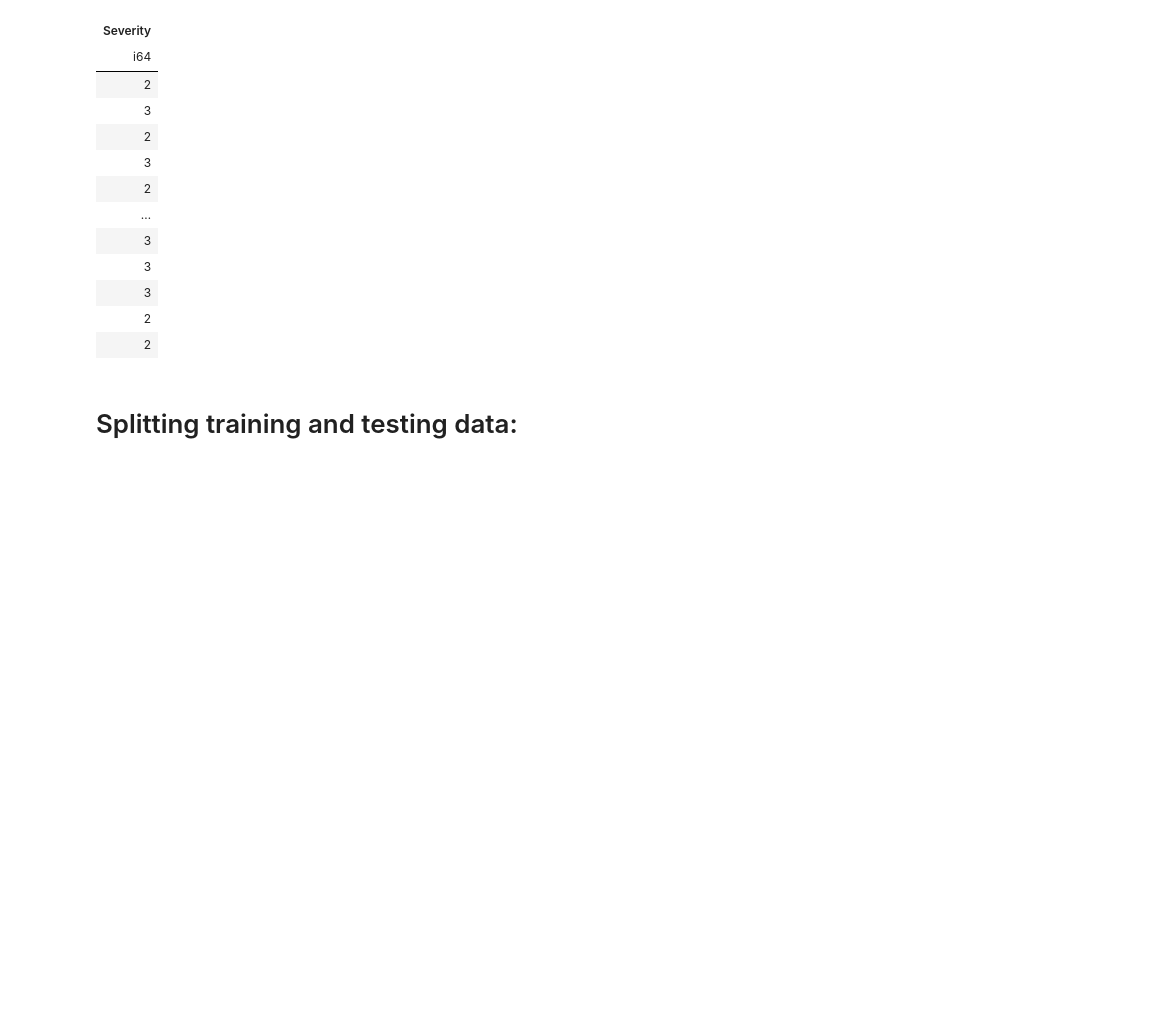
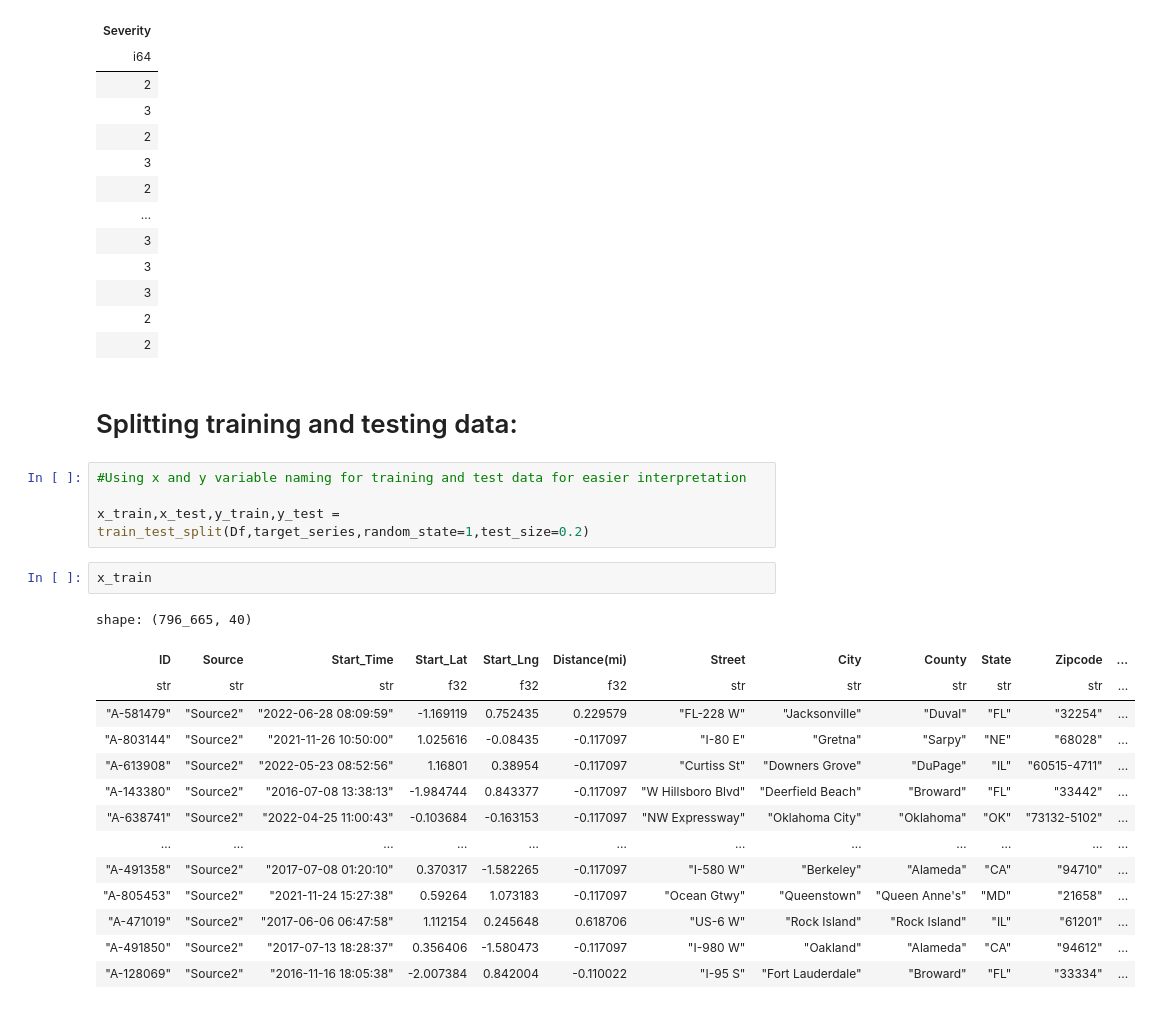
Before and after one commit to shantanu2693/US-accidents, a Jupyter notebook: US_Accidents.ipynb, the cells around one changed output. Cells and saved outputs as stored; diff of their text form; blank space fills up the shorter version.

```diff
--- a/US_Accidents.ipynb
+++ b/US_Accidents.ipynb
@@ -231,3 +252,24 @@ shape: (995_832,)
 | 2 |
 # %% [markdown]
 # Splitting training and testing data:
+# %%
+#Using x and y variable naming for training and test data for easier interpretation
+
+x_train,x_test,y_train,y_test = train_test_split(Df,target_series,random_state=1,test_size=0.2)
+# %%
+x_train
+# %% [output]
+shape: (796_665, 40)
+| ID | Source | Start_Time | Start_Lat | Start_Lng | Distance(mi) | Street | City | County | State | Zipcode | ... |
+| str | str | str | f32 | f32 | f32 | str | str | str | str | str | ... |
+| "A-581479" | "Source2" | "2022-06-28 08:09:59" | -1.169119 | 0.752435 | 0.229579 | "FL-228 W" | "Jacksonville" | "Duval" | "FL" | "32254" | ... |
+| "A-803144" | "Source2" | "2021-11-26 10:50:00" | 1.025616 | -0.08435 | -0.117097 | "I-80 E" | "Gretna" | "Sarpy" | "NE" | "68028" | ... |
+| "A-613908" | "Source2" | "2022-05-23 08:52:56" | 1.16801 | 0.38954 | -0.117097 | "Curtiss St" | "Downers Grove" | "DuPage" | "IL" | "60515-4711" | ... |
+| "A-143380" | "Source2" | "2016-07-08 13:38:13" | -1.984744 | 0.843377 | -0.117097 | "W Hillsboro Blvd" | "Deerfield Beach" | "Broward" | "FL" | "33442" | ... |
+| "A-638741" | "Source2" | "2022-04-25 11:00:43" | -0.103684 | -0.163153 | -0.117097 | "NW Expressway" | "Oklahoma City" | "Oklahoma" | "OK" | "73132-5102" | ... |
+| … | … | … | … | … | … | … | … | … | … | … | ... |
+| "A-491358" | "Source2" | "2017-07-08 01:20:10" | 0.370317 | -1.582265 | -0.117097 | "I-580 W" | "Berkeley" | "Alameda" | "CA" | "94710" | ... |
+| "A-805453" | "Source2" | "2021-11-24 15:27:38" | 0.59264 | 1.073183 | -0.117097 | "Ocean Gtwy" | "Queenstown" | "Queen Anne's" | "MD" | "21658" | ... |
+| "A-471019" | "Source2" | "2017-06-06 06:47:58" | 1.112154 | 0.245648 | 0.618706 | "US-6 W" | "Rock Island" | "Rock Island" | "IL" | "61201" | ... |
+| "A-491850" | "Source2" | "2017-07-13 18:28:37" | 0.356406 | -1.580473 | -0.117097 | "I-980 W" | "Oakland" | "Alameda" | "CA" | "94612" | ... |
+| "A-128069" | "Source2" | "2016-11-16 18:05:38" | -2.007384 | 0.842004 | -0.110022 | "I-95 S" | "Fort Lauderdale" | "Broward" | "FL" | "33334" | ... |
```
Also changed, not shown: parts of 25 cells of this notebook.
